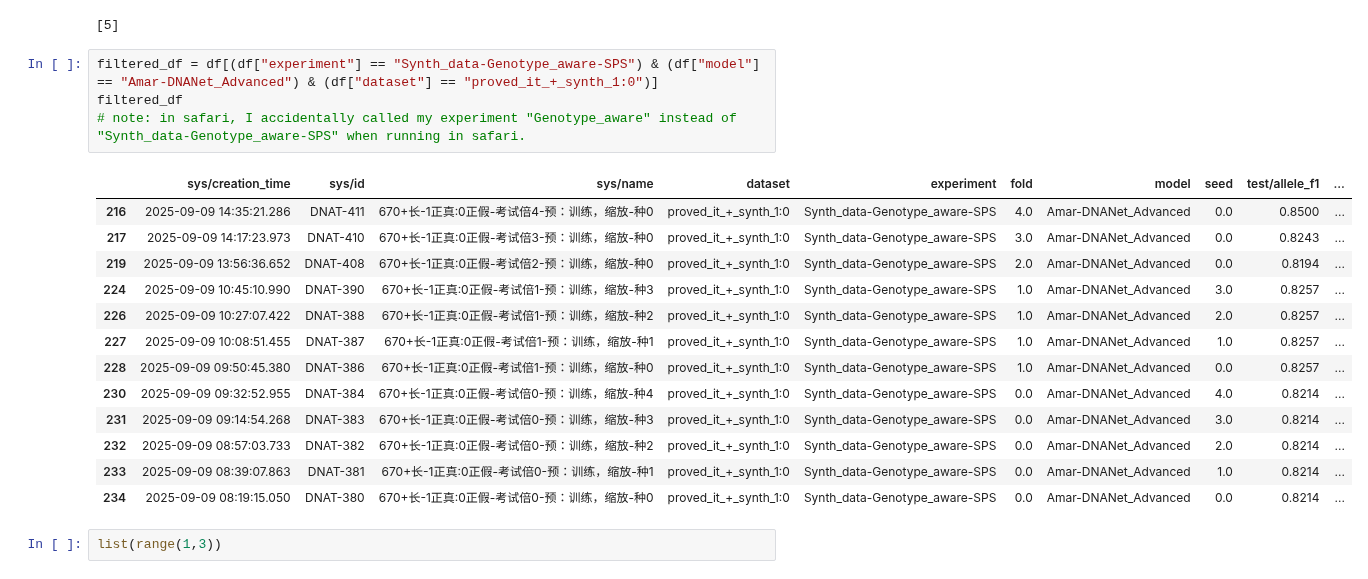
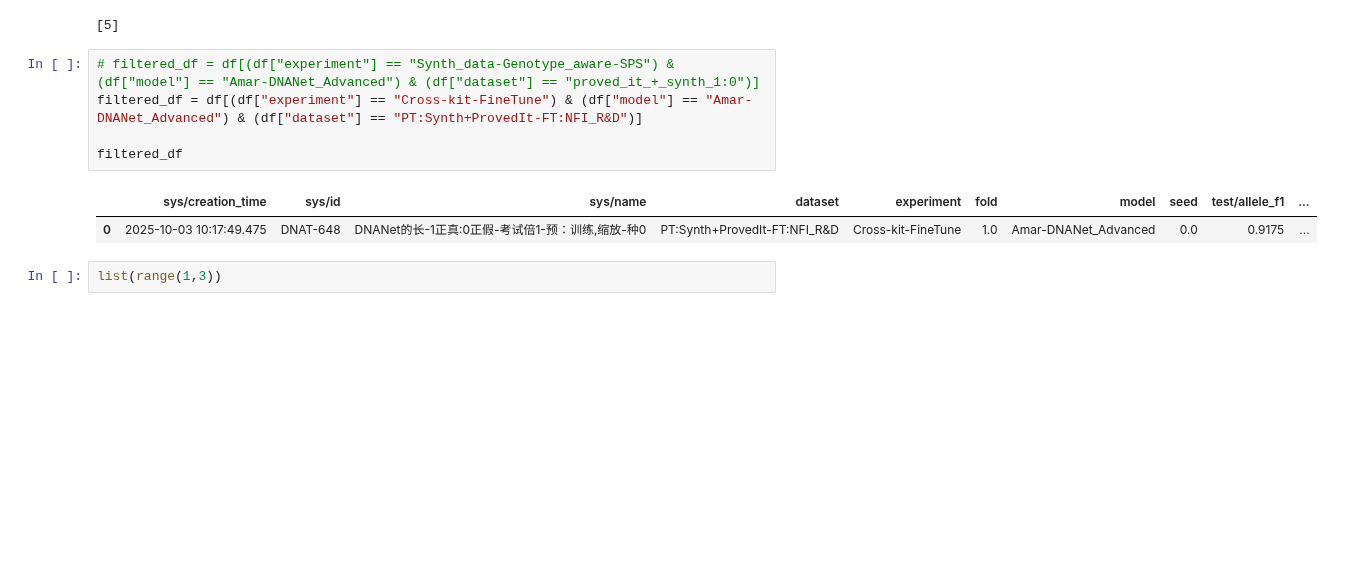
Before and after one commit to amar-mesic/DNANet, a Jupyter notebook: train/collect_results.ipynb, the cells around one changed output. Cells and saved outputs as stored; diff of their text form; blank space fills up the shorter version.

```diff
--- a/train/collect_results.ipynb
+++ b/train/collect_results.ipynb
@@ -140,23 +121,13 @@ Fetching table...: 0 [00:00, ?/s]
 # %% [output]
 [5]
 # %%
-filtered_df = df[(df["experiment"] == "Synth_data-Genotype_aware-SPS") & (df["model"] == "Amar-DNANet_Advanced") & (df["dataset"] == "proved_it_+_synth_1:0")]
+# filtered_df = df[(df["experiment"] == "Synth_data-Genotype_aware-SPS") & (df["model"] == "Amar-DNANet_Advanced") & (df["dataset"] == "proved_it_+_synth_1:0")]
+filtered_df = df[(df["experiment"] == "Cross-kit-FineTune") & (df["model"] == "Amar-DNANet_Advanced") & (df["dataset"] == "PT:Synth+ProvedIt-FT:NFI_R&D")]
+
 filtered_df
-# note: in safari, I accidentally called my experiment "Genotype_aware" instead of "Synth_data-Genotype_aware-SPS" when running in safari.
 # %% [output]
 |  | sys/creation_time | sys/id | sys/name | dataset | experiment | fold | model | seed | test/allele_f1 | ... |
-| 216 | 2025-09-09 14:35:21.286 | DNAT-411 | 670+长-1正真:0正假-考试倍4-预：训练，缩放-种0 | proved_it_+_synth_1:0 | Synth_data-Genotype_aware-SPS | 4.0 | Amar-DNANet_Advanced | 0.0 | 0.8500 | ... |
-| 217 | 2025-09-09 14:17:23.973 | DNAT-410 | 670+长-1正真:0正假-考试倍3-预：训练，缩放-种0 | proved_it_+_synth_1:0 | Synth_data-Genotype_aware-SPS | 3.0 | Amar-DNANet_Advanced | 0.0 | 0.8243 | ... |
-| 219 | 2025-09-09 13:56:36.652 | DNAT-408 | 670+长-1正真:0正假-考试倍2-预：训练，缩放-种0 | proved_it_+_synth_1:0 | Synth_data-Genotype_aware-SPS | 2.0 | Amar-DNANet_Advanced | 0.0 | 0.8194 | ... |
-| 224 | 2025-09-09 10:45:10.990 | DNAT-390 | 670+长-1正真:0正假-考试倍1-预：训练，缩放-种3 | proved_it_+_synth_1:0 | Synth_data-Genotype_aware-SPS | 1.0 | Amar-DNANet_Advanced | 3.0 | 0.8257 | ... |
-| 226 | 2025-09-09 10:27:07.422 | DNAT-388 | 670+长-1正真:0正假-考试倍1-预：训练，缩放-种2 | proved_it_+_synth_1:0 | Synth_data-Genotype_aware-SPS | 1.0 | Amar-DNANet_Advanced | 2.0 | 0.8257 | ... |
-| 227 | 2025-09-09 10:08:51.455 | DNAT-387 | 670+长-1正真:0正假-考试倍1-预：训练，缩放-种1 | proved_it_+_synth_1:0 | Synth_data-Genotype_aware-SPS | 1.0 | Amar-DNANet_Advanced | 1.0 | 0.8257 | ... |
-| 228 | 2025-09-09 09:50:45.380 | DNAT-386 | 670+长-1正真:0正假-考试倍1-预：训练，缩放-种0 | proved_it_+_synth_1:0 | Synth_data-Genotype_aware-SPS | 1.0 | Amar-DNANet_Advanced | 0.0 | 0.8257 | ... |
-| 230 | 2025-09-09 09:32:52.955 | DNAT-384 | 670+长-1正真:0正假-考试倍0-预：训练，缩放-种4 | proved_it_+_synth_1:0 | Synth_data-Genotype_aware-SPS | 0.0 | Amar-DNANet_Advanced | 4.0 | 0.8214 | ... |
-| 231 | 2025-09-09 09:14:54.268 | DNAT-383 | 670+长-1正真:0正假-考试倍0-预：训练，缩放-种3 | proved_it_+_synth_1:0 | Synth_data-Genotype_aware-SPS | 0.0 | Amar-DNANet_Advanced | 3.0 | 0.8214 | ... |
-| 232 | 2025-09-09 08:57:03.733 | DNAT-382 | 670+长-1正真:0正假-考试倍0-预：训练，缩放-种2 | proved_it_+_synth_1:0 | Synth_data-Genotype_aware-SPS | 0.0 | Amar-DNANet_Advanced | 2.0 | 0.8214 | ... |
-| 233 | 2025-09-09 08:39:07.863 | DNAT-381 | 670+长-1正真:0正假-考试倍0-预：训练，缩放-种1 | proved_it_+_synth_1:0 | Synth_data-Genotype_aware-SPS | 0.0 | Amar-DNANet_Advanced | 1.0 | 0.8214 | ... |
-| 234 | 2025-09-09 08:19:15.050 | DNAT-380 | 670+长-1正真:0正假-考试倍0-预：训练，缩放-种0 | proved_it_+_synth_1:0 | Synth_data-Genotype_aware-SPS | 0.0 | Amar-DNANet_Advanced | 0.0 | 0.8214 | ... |
+| 0 | 2025-10-03 10:17:49.475 | DNAT-648 | DNANet的长-1正真:0正假-考试倍1-预：训练,缩放-种0 | PT:Synth+ProvedIt-FT:NFI_R&D | Cross-kit-FineTune | 1.0 | Amar-DNANet_Advanced | 0.0 | 0.9175 | ... |
 # %%
 list(range(1,3))
 # %% [output]
```
Also changed, not shown: parts of 6 cells of this notebook.
